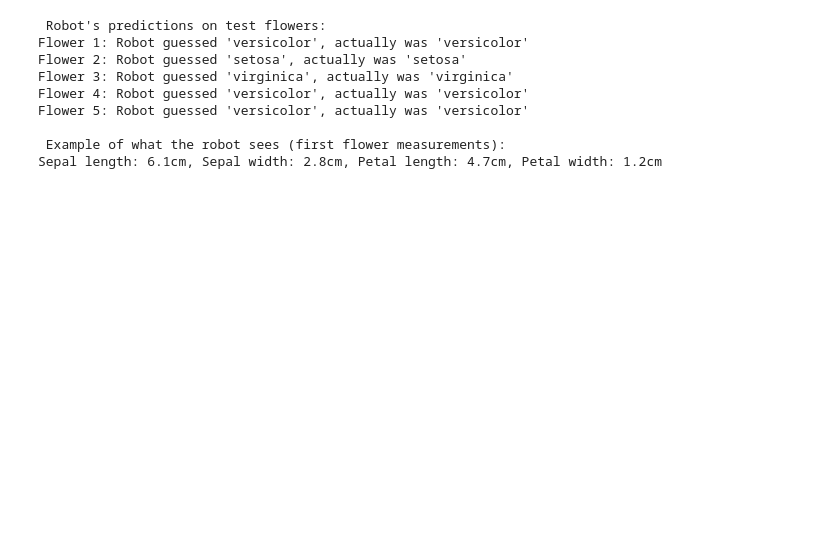
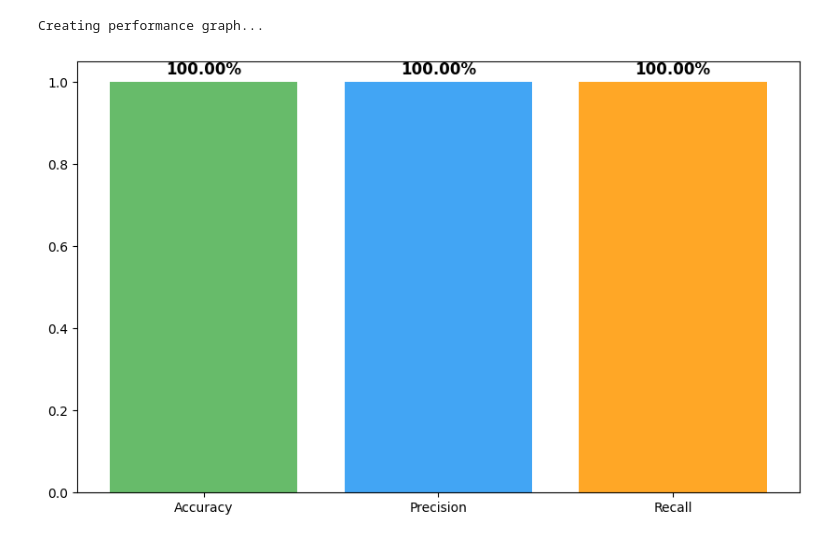
Before and after one commit to wess-westley/week3-assignment-, a Jupyter notebook: Scikit-learn-iris-flower.ipynb, the cells around one changed output. Drawn from its saved outputs; the diff is of its cells as text; code cells hidden in the pictures; blank space fills up the shorter version.

Commit message:
Added graphs on scikit-learn-flower.ipynb Angela/Mercy

```diff
--- a/Scikit-learn-iris-flower.ipynb
+++ b/Scikit-learn-iris-flower.ipynb
@@ -18,13 +25,9 @@ Starting Flower Classification Project
 # %%
-# Step 2: Prepare our data
-print("Checking our flower data...")  # Tell user what we're doing
-print(f"We have {len(X)} flowers to learn from!")  # Show how many flowers we have
-print(f"Flower types: {iris.target_names}")  # Show the names of the 3 flower types
+# Split the data
+# We divide the dataset so the model can learn from one part and be tested on another.
+X_train, X_test, y_train, y_test = train_test_split(
+    X, y, test_size=0.2, random_state=42                # 80% train, 20% test for fair evaluation
+)
 
-# Split our data into two groups: practice set and test set
-# test_size=0.2 means 20% for testing, 80% for practice
-# random_state=42 makes sure we get the same split every time (like using the same random seed)
-X_train, X_test, y_train, y_test = train_test_split(X, y, test_size=0.2, random_state=42)
-
-print(f"Practice flowers: {len(X_train)}, Test flowers: {len(X_test)}")  # Show the split counts
+print(f"Training samples: {len(X_train)}, Testing samples: {len(X_test)}")
 # %% [output]
@@ -62,24 +64,24 @@ Recall: 1.00 (How many of each flower type it can find)
 # %%
-# Bonus: Test - Let's see what the robot thinks about some actual flowers
-print("\n Robot's predictions on test flowers:")  # Header for prediction examples
+# Visualize the performance
+print("\nCreating performance graph...")
 
-# Look at the first 5 test flowers and show what the robot guessed vs actual answer
-for i in range(5):  # Do this 5 times (i = 0, 1, 2, 3, 4)
-    actual_flower = iris.target_names[y_test[i]]  # Get the actual flower name from the answer key
-    predicted_flower = iris.target_names[predictions[i]]  # Get the flower name the robot guessed
-    print(f"Flower {i+1}: Robot guessed '{predicted_flower}', actually was '{actual_flower}'")  # Show comparison
+metrics = ['Accuracy', 'Precision', 'Recall']            # Names of metrics
+scores = [accuracy, precision, recall]                   # Their values
+colors = ['#4CAF50', '#2196F3', '#FF9800']               # Chart colors
 
-# Extra bonus: Show what the measurements look like
-print("\n Example of what the robot sees (first flower measurements):")
-print(f"Sepal length: {X_test[0][0]:.1f}cm, Sepal width: {X_test[0][1]:.1f}cm, " +
-      f"Petal length: {X_test[0][2]:.1f}cm, Petal width: {X_test[0][3]:.1f}cm")
+plt.figure(figsize=(10, 6))                              # Set graph size
+bars = plt.bar(metrics, scores, color=colors, alpha=0.85) # Draw bars
+
+# Label each bar with its score
+for bar, score in zip(bars, scores):
+    height = bar.get_height()
+    plt.text(
+        bar.get_x() + bar.get_width()/2,
+        height + 0.01,
+        f'{score:.2%}',                                  # Convert score to percentage
+        ha='center', va='bottom',
+        fontsize=12, fontweight='bold'
+    )
 # %% [output]
- Robot's predictions on test flowers:
-Flower 1: Robot guessed 'versicolor', actually was 'versicolor'
-Flower 2: Robot guessed 'setosa', actually was 'setosa'
-Flower 3: Robot guessed 'virginica', actually was 'virginica'
-Flower 4: Robot guessed 'versicolor', actually was 'versicolor'
-Flower 5: Robot guessed 'versicolor', actually was 'versicolor'
-
- Example of what the robot sees (first flower measurements):
-Sepal length: 6.1cm, Sepal width: 2.8cm, Petal length: 4.7cm, Petal width: 1.2cm
+Creating performance graph...
+[figure, added]
```
Also changed, not shown: parts of 6 cells of this notebook.
